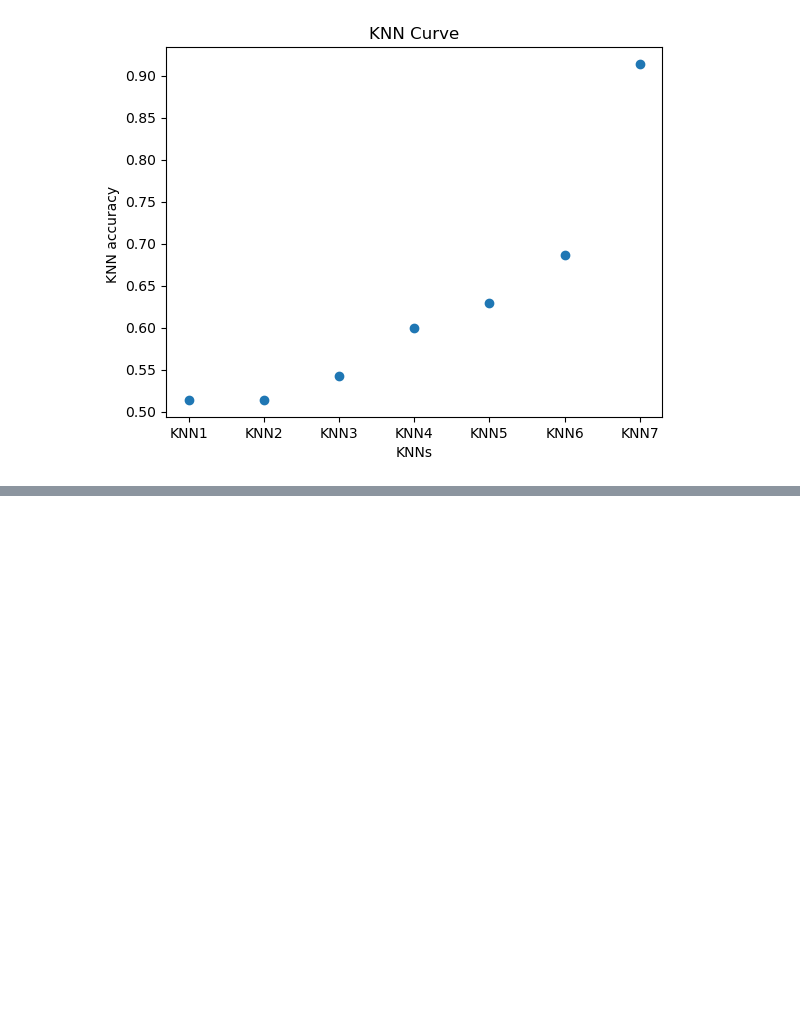
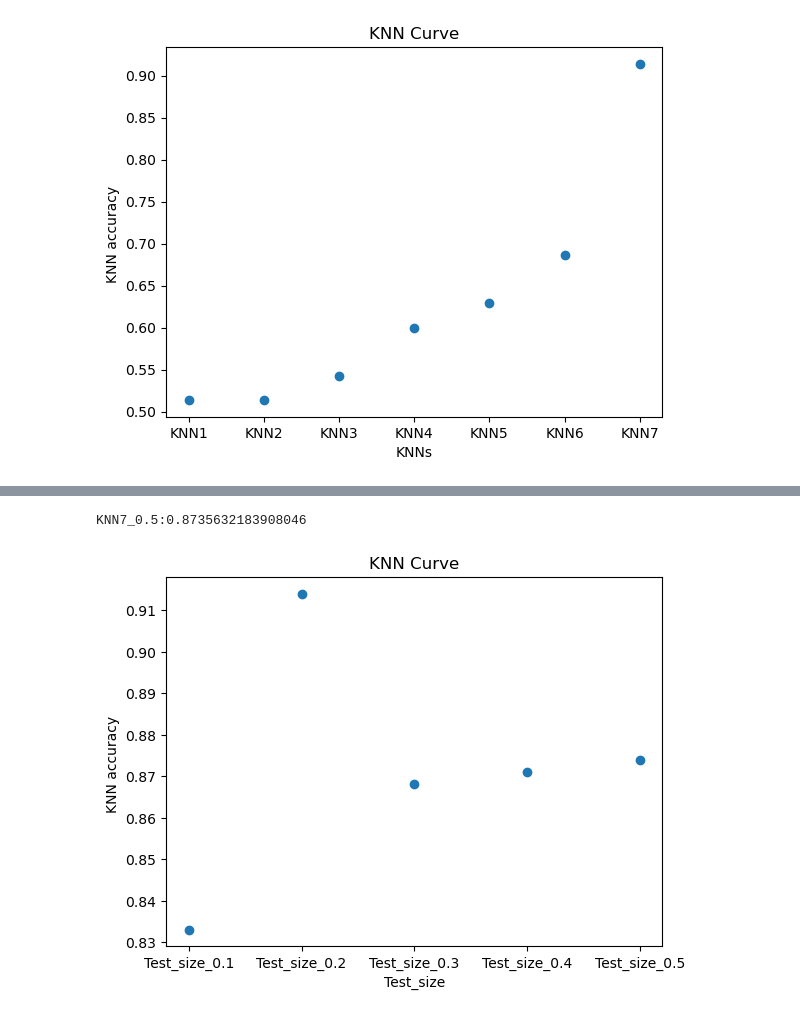
Before and after one commit to Sining2000/DATA_Prediction_of_Mmaximum_Daily_Energy_Use, a Jupyter notebook: Assignment 2 - Group 4_PY updated with KNNs.ipynb, the cells around one changed output, grey strips where cells are left out. Drawn from its saved outputs; the diff is of its cells as text; code cells hidden in the pictures; blank space fills up the shorter version.

```diff
--- a/Assignment 2 - Group 4_PY updated with KNNs.ipynb
+++ b/Assignment 2 - Group 4_PY updated with KNNs.ipynb
@@ -1184,0 +1323,51 @@ plt.show()
+# %%
+# Test Size = 0.5
+
+import pandas as pd
+from sklearn.model_selection import train_test_split
+from sklearn import neighbors
+from sklearn import preprocessing
+from sklearn.metrics import accuracy_score
+
+bins7 = ["4433.75", "6000", "7000", "8850.62"]
+labels = ['Low Demand', 'Medium Demand', 'High Demand']
+selected_data['Demand Category'] = pd.cut(selected_data['Maximum Energy Demand'], bins=bins7, labels=labels, right=False)
+
+
+features = selected_data[["Maximum temperature (°C)", "3pm relative humidity (%)"]]
+labels = selected_data['Demand Category']
+
+features_train, features_test, labels_train, labels_test = train_test_split(features,
+                                                                            labels,
+                                                                            test_size=0.5,
+                                                                            random_state=1)
+scaler = preprocessing.StandardScaler().fit(features_train)
+features_train = scaler.transform(features_train)
+features_test = scaler.transform(features_test)
+
+knn = neighbors.KNeighborsClassifier(n_neighbors=5)
+knn.fit(features_train, labels_train)
+
+import warnings
+warnings.simplefilter(action='ignore', category=FutureWarning)
+predictions = knn.predict(features_test)
+print(f"KNN7_0.5:{accuracy_score(labels_test, predictions)}")
+# %% [output]
+KNN7_0.5:0.8735632183908046
+# %%
+# Test size_1 = 0.1
+# Test size_2 = 0.2
+# Test size_3 = 0.3
+# Test size_4 = 0.4
+# Test size_5 = 0.5
+
+import matplotlib.pyplot as plt
+import numpy as np
+
+plt.scatter(["Test_size_0.1", "Test_size_0.2", "Test_size_0.3", "Test_size_0.4", "Test_size_0.5"], [0.833, 0.914, 0.868, 0.871, 0.874])
+plt.xlabel("Test_size")
+plt.ylabel("KNN accuracy ")
+plt.title("KNN Curve")
+plt.show()
+# %% [output]
+[figure, added]
```
Also changed, not shown: parts of 9 cells of this notebook.
